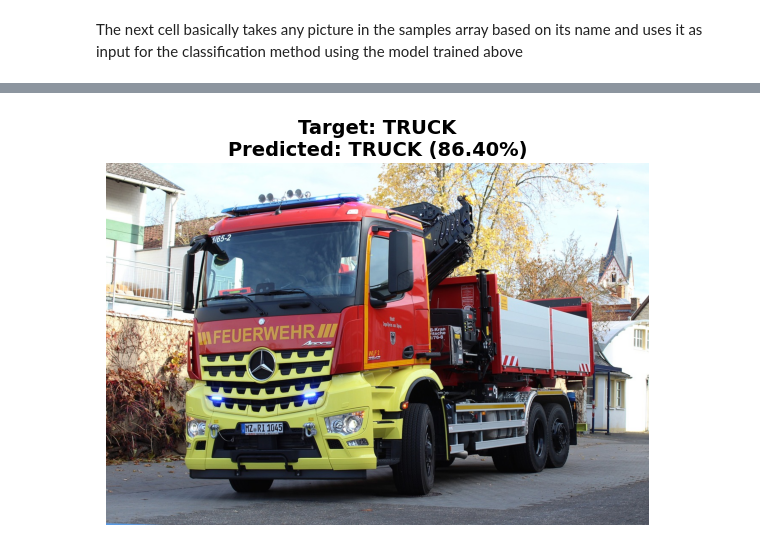
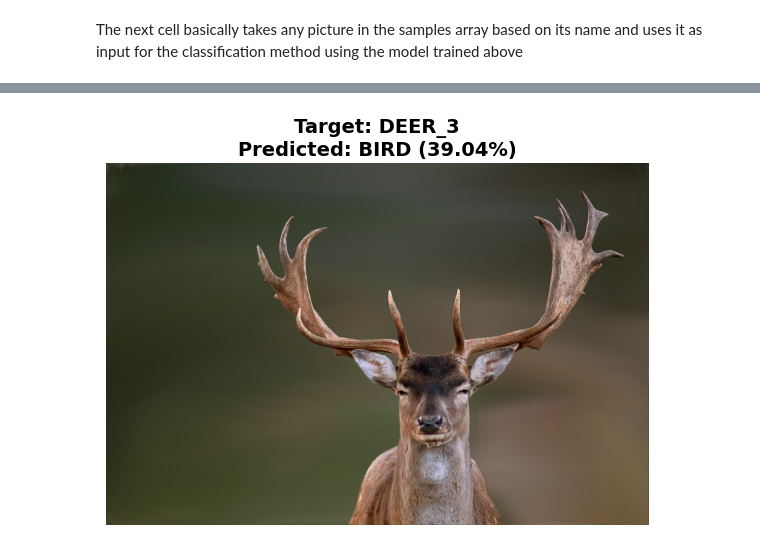
Before and after one commit to alexa21e/cifar10-image-classification, a Jupyter notebook: Deep_Learning_CIFAR10_image_classification.ipynb, the cells around one changed output, grey strips where cells are left out. Cells and saved outputs as stored; diff of their text form; code cells hidden in the pictures.

Commit message:
Updated images names to match those inside the documentation

```diff
--- a/Deep_Learning_CIFAR10_image_classification.ipynb
+++ b/Deep_Learning_CIFAR10_image_classification.ipynb
@@ -254,53 +254,53 @@ import matplotlib.pyplot as plt
 import os
 
 samples = {
-    "cat": "https://cdn.omlet.com/images/originals/breed_abyssinian_cat.jpg",
-    "cat_wrong_1": "https://cdn.pixabay.com/photo/2016/09/05/21/37/cat-1647775_1280.jpg",
-    "cat_wrong_2": "https://cdn.pixabay.com/photo/2021/10/27/19/09/cat-6748193_1280.jpg",
+    "cat_1": "https://cdn.omlet.com/images/originals/breed_abyssinian_cat.jpg",
+    "cat_2": "https://cdn.pixabay.com/photo/2016/09/05/21/37/cat-1647775_1280.jpg",
+    "cat_3": "https://cdn.pixabay.com/photo/2021/10/27/19/09/cat-6748193_1280.jpg",
 
     "frog_1": "https://cdn.pixabay.com/photo/2018/04/11/23/05/frog-3312038_1280.jpg",
     "frog_2": "https://cdn.pixabay.com/photo/2014/04/15/02/18/tree-frog-324553_1280.jpg",
-    "frog_ok_not_sure": "https://cdn.pixabay.com/photo/2015/09/06/20/31/frog-927764_1280.jpg",
+    "frog_3": "https://cdn.pixabay.com/photo/2015/09/06/20/31/frog-927764_1280.jpg",
 
     "airplane_1": "https://cdn.pixabay.com/photo/2023/07/11/03/27/aircraft-8119477_1280.jpg",
     "airplane_2": "https://cdn.pixabay.com/photo/2025/07/24/15/33/f-35-9733096_1280.jpg",
-    "airplane_wrong_1": "https://cdn.pixabay.com/photo/2014/11/02/10/41/plane-513641_1280.jpg",
-    "airplane_wrong_2": "https://cdn.pixabay.com/photo/2022/06/18/13/20/airplane-7269797_1280.jpg",
+    "airplane_3": "https://cdn.pixabay.com/photo/2014/11/02/10/41/plane-513641_1280.jpg",
+    "airplane_4": "https://cdn.pixabay.com/photo/2022/06/18/13/20/airplane-7269797_1280.jpg",
 
-    "automobile": "https://cdn.pixabay.com/photo/2015/05/30/21/43/capri-790722_1280.jpg",
-    "automobile_ok_not_sure": "https://cdn.pixabay.com/photo/2020/06/22/19/30/automobile-5330343_1280.jpg",
-    "automobile_wrong1": "https://cdn.pixabay.com/photo/2016/05/18/10/52/buick-1400243_640.jpg",
-    "automobile_wrong2": "https://cdn.pixabay.com/photo/2022/07/04/10/46/vintage-car-7300881_1280.jpg",
+    "automobile_1": "https://cdn.pixabay.com/photo/2015/05/30/21/43/capri-790722_1280.jpg",
+    "automobile_2": "https://cdn.pixabay.com/photo/2020/06/22/19/30/automobile-5330343_1280.jpg",
+    "automobile_3": "https://cdn.pixabay.com/photo/2016/05/18/10/52/buick-1400243_640.jpg",
+    "automobile_4": "https://cdn.pixabay.com/photo/2022/07/04/10/46/vintage-car-7300881_1280.jpg",
 
-    "bird_ok_not_sure": "https://cdn.pixabay.com/photo/2017/11/30/11/57/barn-owl-2988291_640.jpg",
-    "bird_wrong_1": "https://cdn.pixabay.com/photo/2024/11/22/18/18/mute-swan-9217198_640.jpg",
-    "bird_wrong_2": "https://cdn.pixabay.com/photo/2014/05/20/21/25/bird-349035_640.jpg",
-    "bird_wrong_3": "https://cdn.pixabay.com/photo/2023/05/29/00/24/blue-tit-8024809_640.jpg",
+    "bird_1": "https://cdn.pixabay.com/photo/2024/11/22/18/18/mute-swan-9217198_640.jpg",
+    "bird_2": "https://cdn.pixabay.com/photo/2014/05/20/21/25/bird-349035_640.jpg",
+    "bird_3": "https://cdn.pixabay.com/photo/2023/05/29/00/24/blue-tit-8024809_640.jpg",
+    "bird_4": "https://cdn.pixabay.com/photo/2017/11/30/11/57/barn-owl-2988291_640.jpg",
 
     "deer_1": "https://cdn.pixabay.com/photo/2016/08/11/17/53/roe-deer-1586373_1280.jpg",
     "deer_2": "https://cdn.pixabay.com/photo/2017/07/14/16/12/roe-deer-2504254_1280.jpg",
-    "deer_wrong_1": "https://cdn.pixabay.com/photo/2017/01/19/08/22/hirsch-1991754_1280.jpg",
-    "deer_wrong_2": "https://cdn.pixabay.com/photo/2018/03/11/16/38/hirsch-3217239_1280.jpg",
+    "deer_3": "https://cdn.pixabay.com/photo/2017/01/19/08/22/hirsch-1991754_1280.jpg",
+    "deer_4": "https://cdn.pixabay.com/photo/2018/03/11/16/38/hirsch-3217239_1280.jpg",
 
     "dog_1": "https://encrypted-tbn0.gstatic.com/images?q=tbn:ANd9GcTSpE5RVk5dBrUFzSsSqSLpODEFzFj2kQS9WA&s",
-    "dog_wrong_1": "https://cdn.pixabay.com/photo/2024/12/29/00/12/dog-9297049_1280.jpg",
-    "dog_wrong_2": "https://cdn.pixabay.com/photo/2022/10/10/04/23/rottweiler-7510724_1280.jpg",
+    "dog_2": "https://cdn.pixabay.com/photo/2022/10/10/04/23/rottweiler-7510724_1280.jpg",
+    "dog_3": "https://cdn.pixabay.com/photo/2024/12/29/00/12/dog-9297049_1280.jpg",
 
-    "horse_ok_not_sure": "https://cdn.pixabay.com/photo/2020/07/11/15/52/quarter-horse-5394481_1280.jpg",
-    "horse_wrong_1": "https://cdn.pixabay.com/photo/2022/05/16/19/18/horse-7201032_1280.jpg",
-    "horse_wrong_2": "https://cdn.pixabay.com/photo/2016/10/18/23/22/shire-horse-1751803_1280.jpg",
-    "horse_wrong_3": "https://cdn.pixabay.com/photo/2018/05/11/11/11/horse-3390256_1280.jpg",
+    "horse_1": "https://cdn.pixabay.com/photo/2022/05/16/19/18/horse-7201032_1280.jpg",
+    "horse_2": "https://cdn.pixabay.com/photo/2016/10/18/23/22/shire-horse-1751803_1280.jpg",
+    "horse_3": "https://cdn.pixabay.com/photo/2018/05/11/11/11/horse-3390256_1280.jpg",
+    "horse_4": "https://cdn.pixabay.com/photo/2020/07/11/15/52/quarter-horse-5394481_1280.jpg",
 
-    "ship_wrong_1": "https://cdn.pixabay.com/photo/2018/08/03/11/50/ship-3581749_640.jpg",
-    "ship_wrong_2": "https://cdn.pixabay.com/photo/2018/05/14/08/38/sailing-boat-3399014_640.jpg",
-    "ship_wrong_3": "https://cdn.pixabay.com/photo/2012/10/26/01/55/sailing-vessel-63060_1280.jpg",
+    "ship_1": "https://cdn.pixabay.com/photo/2018/08/03/11/50/ship-3581749_640.jpg",
+    "ship_2": "https://cdn.pixabay.com/photo/2018/05/14/08/38/sailing-boat-3399014_640.jpg",
+    "ship_3": "https://cdn.pixabay.com/photo/2012/10/26/01/55/sailing-vessel-63060_1280.jpg",
 
-    "truck": "https://cdn.pixabay.com/photo/2020/02/14/11/08/fire-4848238_1280.jpg",
     "truck_1": "https://cdn.pixabay.com/photo/2016/05/12/22/59/tank-truck-1388933_1280.jpg",
-    "truck_wrong": "https://cdn.pixabay.com/photo/2022/03/21/18/58/truck-7083763_1280.jpg",
+    "truck_2": "https://cdn.pixabay.com/photo/2020/02/14/11/08/fire-4848238_1280.jpg",
+    "truck_3": "https://cdn.pixabay.com/photo/2022/03/21/18/58/truck-7083763_1280.jpg",
 }
 
-target_sample = "truck"
+target_sample = "deer_3"
 
 if target_sample not in samples:
     print(f"Error: '{target_sample}' is not in the list. Choose from: {list(samples.keys())}")
@@ -340,3 +340,3 @@ Downloading TRUCK sample...
 Successfully located model: baseline_cnn_weights.keras
 Using model: baseline_cnn_weights.keras
-[figure, old version]
+[figure, new version]
```
Also changed, not shown: parts of 2 cells of this notebook.
